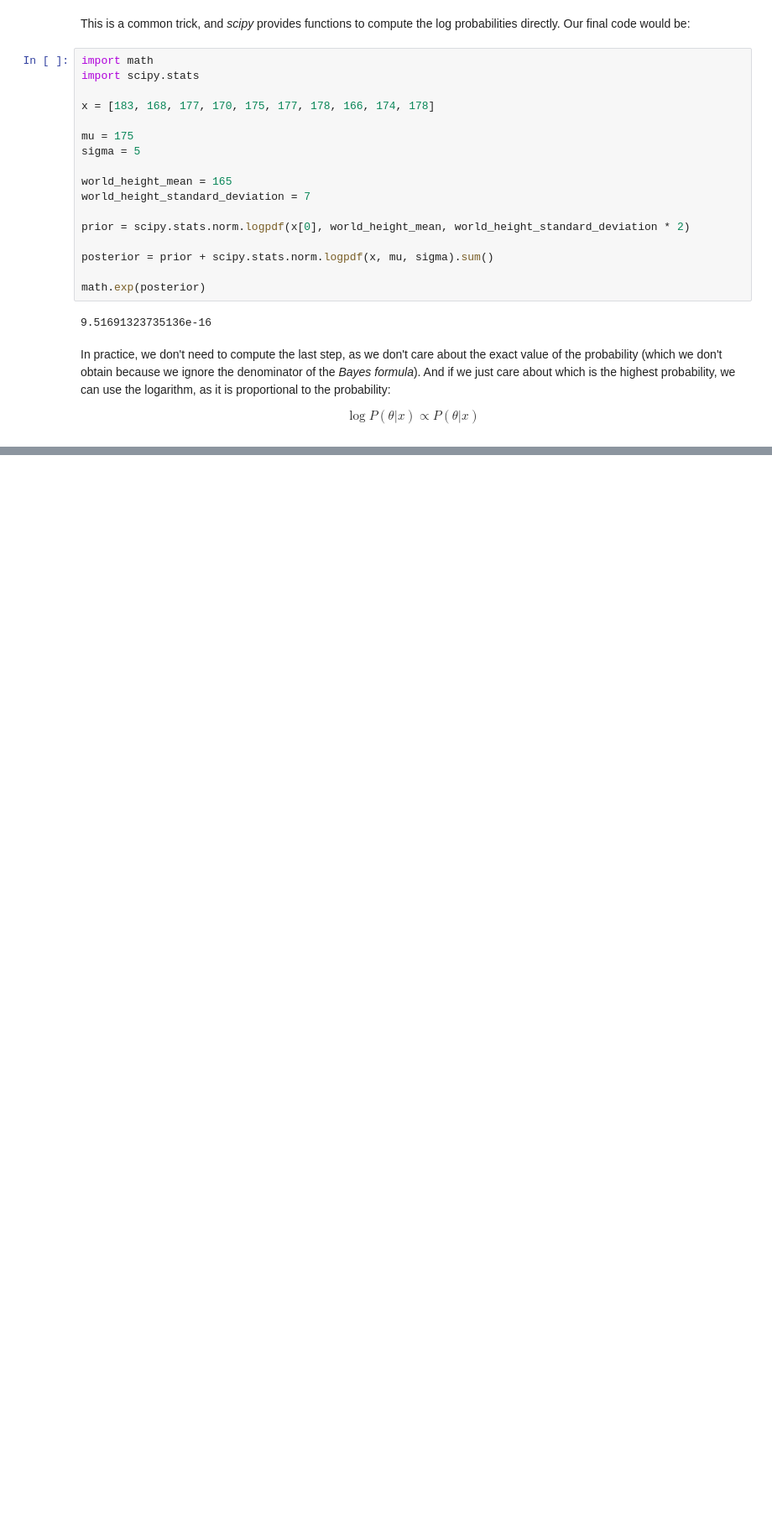
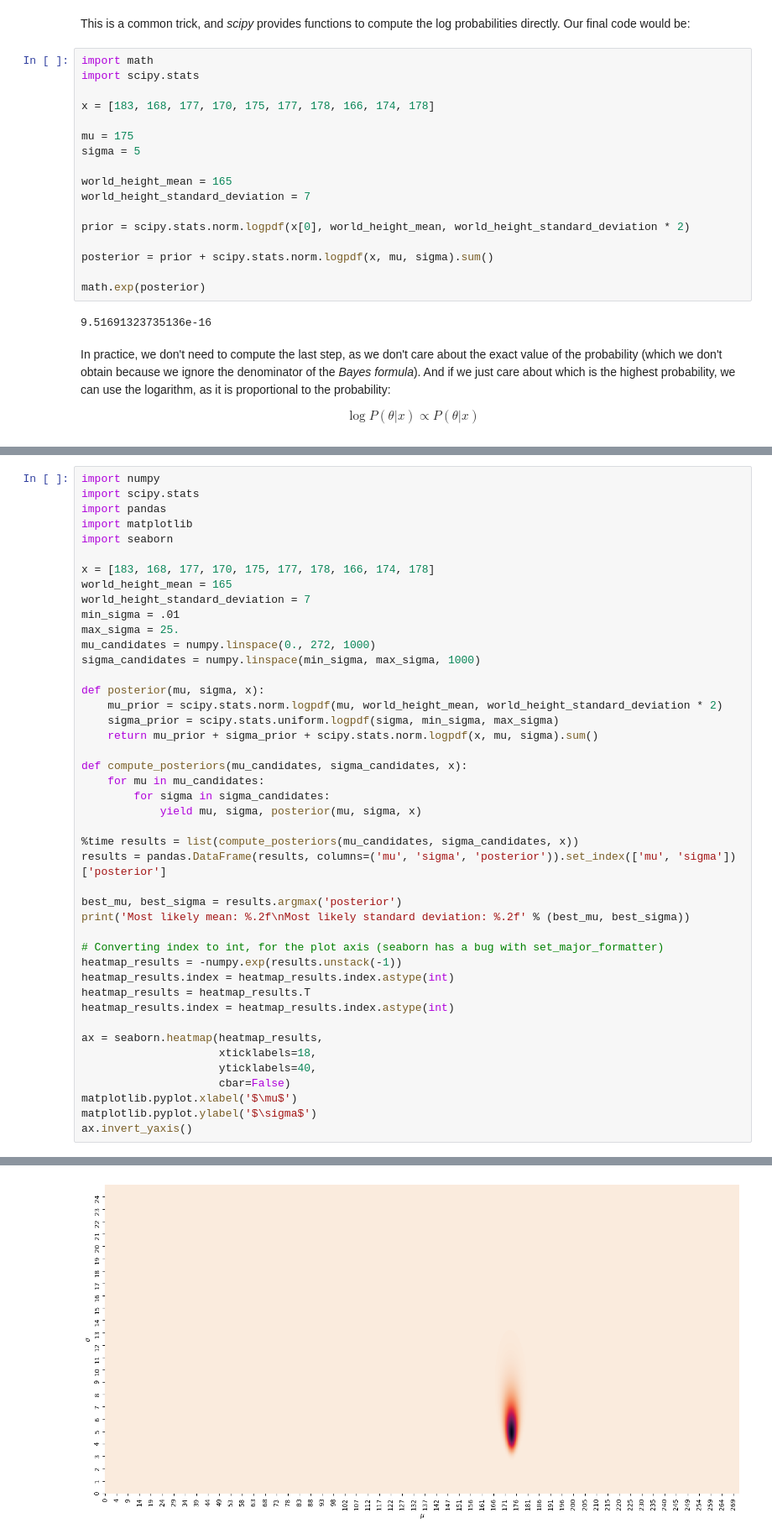
Before and after one commit to roumail/bayesian-tutorials, a Jupyter notebook: Bayesian inference tutorial.ipynb, the cells around one changed output, grey strips where cells are left out. Shown at 84% size. Drawn from its saved outputs; the diff is of its cells as text; blank space fills up the shorter version.

```diff
--- a/Bayesian inference tutorial.ipynb
+++ b/Bayesian inference tutorial.ipynb
@@ -463,0 +492,45 @@ So, grid-based methods are great when the number of possible parameters is small
+# %%
+import numpy
+import scipy.stats
+import pandas
+import matplotlib
+import seaborn
+
+x = [183, 168, 177, 170, 175, 177, 178, 166, 174, 178]
+world_height_mean = 165
+world_height_standard_deviation = 7
+min_sigma = .01
+max_sigma = 25.
+mu_candidates = numpy.linspace(0., 272, 1000)
+sigma_candidates = numpy.linspace(min_sigma, max_sigma, 1000)
+
+def posterior(mu, sigma, x):
+    mu_prior = scipy.stats.norm.logpdf(mu, world_height_mean, world_height_standard_deviation * 2)
+    sigma_prior = scipy.stats.uniform.logpdf(sigma, min_sigma, max_sigma)
+    return mu_prior + sigma_prior + scipy.stats.norm.logpdf(x, mu, sigma).sum()
+
+def compute_posteriors(mu_candidates, sigma_candidates, x):
+    for mu in mu_candidates:
+        for sigma in sigma_candidates:
+            yield mu, sigma, posterior(mu, sigma, x)
+
+%time results = list(compute_posteriors(mu_candidates, sigma_candidates, x))
+results = pandas.DataFrame(results, columns=('mu', 'sigma', 'posterior')).set_index(['mu', 'sigma'])['posterior']
+
+best_mu, best_sigma = results.argmax('posterior')
+print('Most likely mean: %.2f\nMost likely standard deviation: %.2f' % (best_mu, best_sigma))
+
+# Converting index to int, for the plot axis (seaborn has a bug with set_major_formatter)
+heatmap_results = -numpy.exp(results.unstack(-1))
+heatmap_results.index = heatmap_results.index.astype(int)
+heatmap_results = heatmap_results.T
+heatmap_results.index = heatmap_results.index.astype(int)
+
+ax = seaborn.heatmap(heatmap_results,
+                     xticklabels=18,
+                     yticklabels=40,
+                     cbar=False)
+matplotlib.pyplot.xlabel('$\mu$')
+matplotlib.pyplot.ylabel('$\sigma$')
+ax.invert_yaxis()
+# %% [output]
@@ -463,0 +541 @@ So, grid-based methods are great when the number of possible parameters is small
+[figure, added]
```
Also changed, not shown: parts of 12 cells of this notebook.
